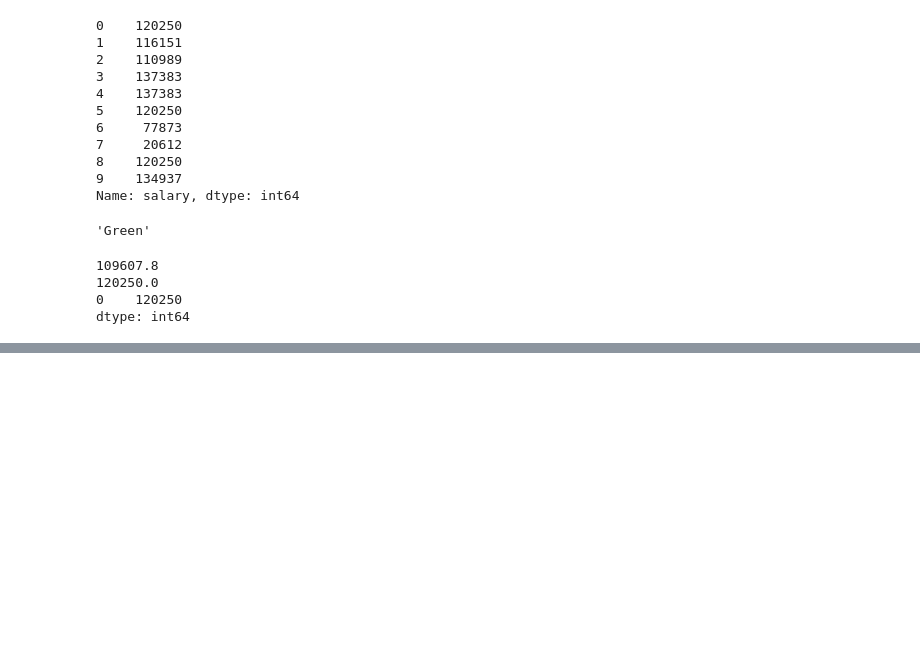
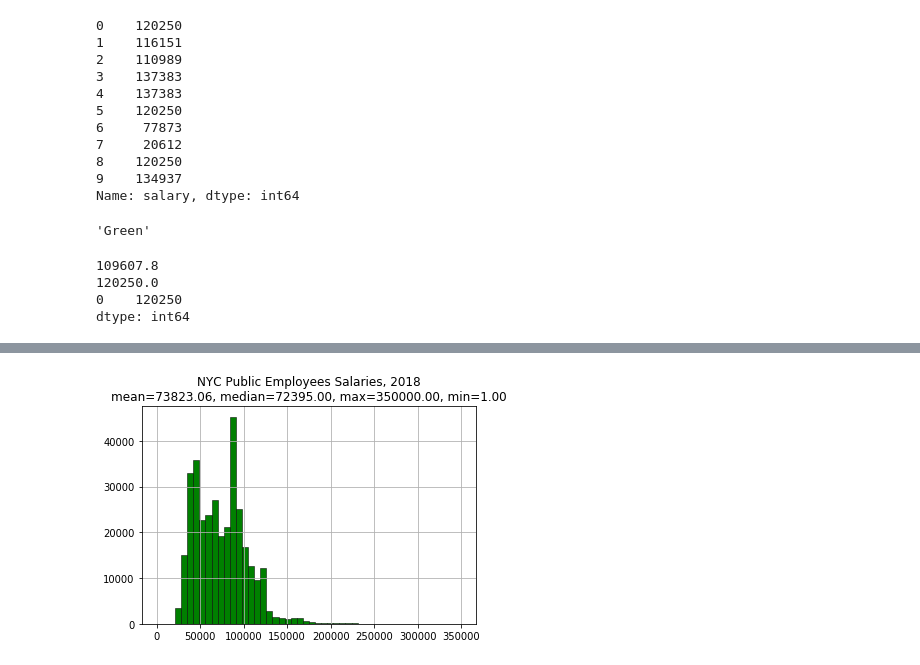
Before and after one commit to joannakl/core109, a Jupyter notebook: slides/11-working-with-data-Copy1.ipynb, the cells around one changed output, grey strips where cells are left out. Cells and saved outputs as stored; diff of their text form; code cells hidden in the pictures; blank space fills up the shorter version.

Commit message:
prepping for the talk and data visualization

```diff
--- a/slides/11-working-with-data-Copy1.ipynb
+++ b/slides/11-working-with-data-Copy1.ipynb
@@ -95,3 +94,5 @@ print(data_frame['salary'].mode())
 120250.0
 0    120250
 dtype: int64
+# %%
+data_file = pd.read_csv("../data/Citywide_Payroll_Data.csv", encoding = "ISO-8859-1")
@@ -97,0 +124,4 @@ dtype: int64
+# %%
+data_2018 = data_file
+data_2018 = data_2018[data_2018["Fiscal Year"]==2018]
+data_2018
@@ -97,0 +147,20 @@ dtype: int64
+# %%
+
+import matplotlib.pyplot as plt
+data_2018_salaries = data_2018[ data_2018['Pay Basis']=='per Annum']
+data_2018_salaries['Base Salary'].hist(bins=50,color='green' ,
+             edgecolor='black', linewidth=0.5)
+mean = data_2018_salaries['Base Salary'].mean()
+median = data_2018_salaries['Base Salary'].median()
+max = data_2018_salaries['Base Salary'].max()
+min = data_2018_salaries['Base Salary'].min()
+plt.title('NYC Public Employees Salaries, 2018\nmean='+format(mean,".2f")+
+              ", median=" + format(median,".2f")+
+              ", max="+format(max,".2f") + ", min="+format(min,".2f")  );
+
+
+#data_2018[ data_2018['Base Salary']>150000]['Base Salary'].hist(bins=50)
+#df[df['some_data'] >= 0].hist(bins=100)
+plt.show()
+# %% [output]
+[figure, added]
```
Also changed, not shown: parts of 12 cells of this notebook, 3 other files.
